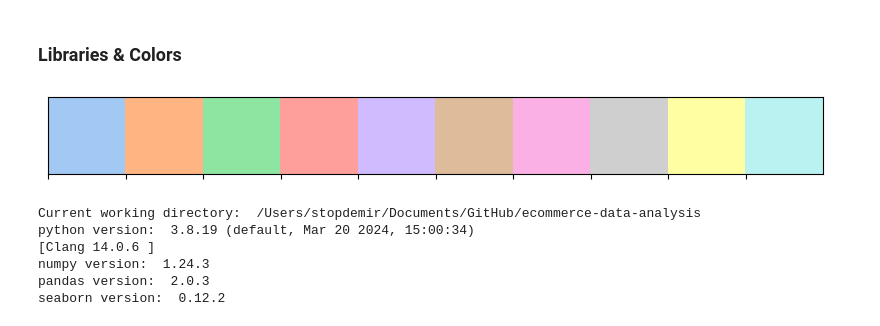
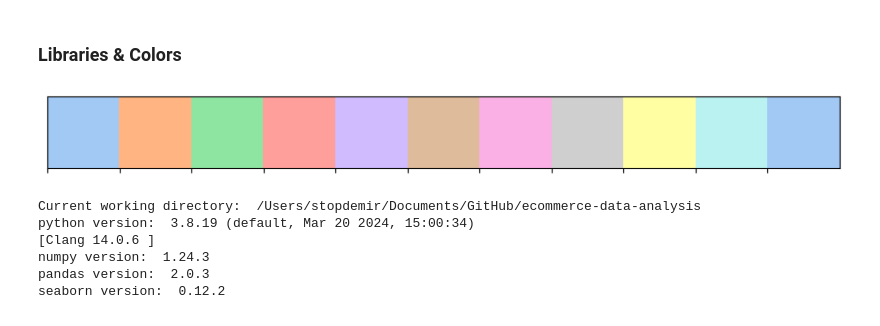
Before and after one commit to stopdemir/ecommerce-data-analysis, a Jupyter notebook: data_analysis.ipynb, the cells around one changed output. Cells and saved outputs as stored; diff of their text form; code cells hidden in the pictures.

```diff
--- a/data_analysis.ipynb
+++ b/data_analysis.ipynb
@@ -20,10 +20,10 @@ from plotly_credentials import *
 chart_studio.tools.set_credentials_file(username=plotly_username, api_key=plotly_api_key)
 # %%
 # to show color palette we used in this notebook
-sns.palplot(sns.color_palette('pastel', 10))
+sns.palplot(sns.color_palette('pastel', 11))
 colors = sns.color_palette('pastel', 10)
 # %% [output]
-[figure, old version]
+[figure, new version]
 # %%
 # this part is needed for an advanced statistical data analysis. Main objective of such an analysis is that
 # to identify patterns and trends in the data as well-known data distributions which can be employed in some analysis
```
